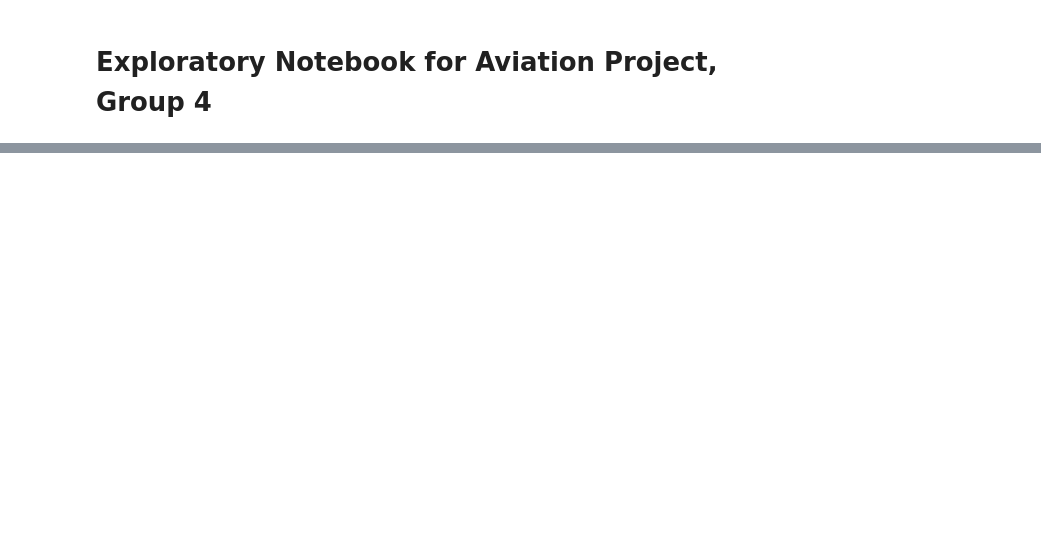
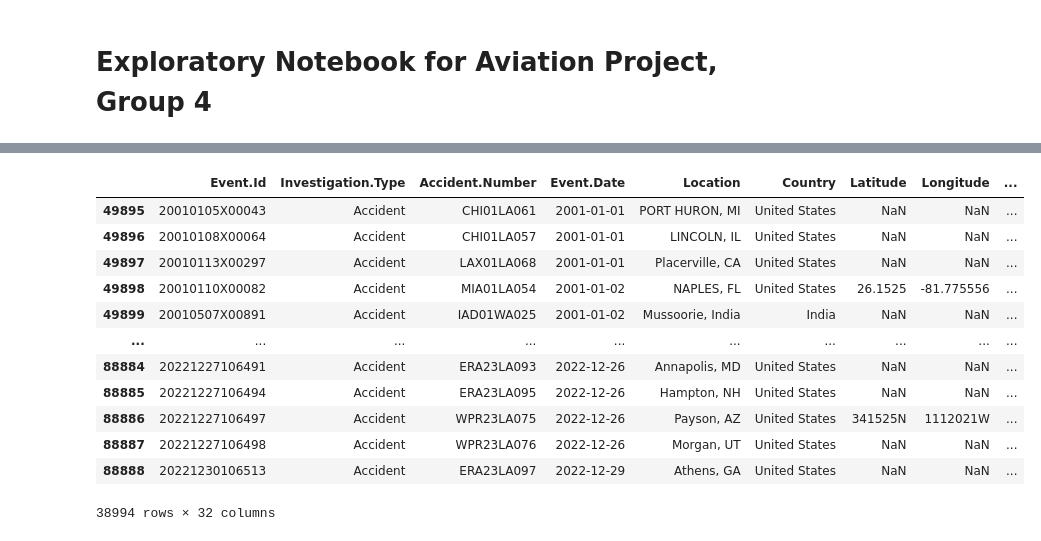
Before and after one commit to pecham1911/AviationProject, a Jupyter notebook: Aviation_Working.ipynb, the cells around one changed output, grey strips where cells are left out. Drawn from its saved outputs; the diff is of its cells as text; code cells hidden in the pictures; blank space fills up the shorter version.

```diff
--- a/Aviation_Working.ipynb
+++ b/Aviation_Working.ipynb
@@ -22,0 +111,18 @@ for v in df.columns:
+# %%
+df = df[df['Event.Year'] > 2000]
+# %%
+df
+# %% [output]
+|  | Event.Id | Investigation.Type | Accident.Number | Event.Date | Location | Country | Latitude | Longitude | ... |
+| 49895 | 20010105X00043 | Accident | CHI01LA061 | 2001-01-01 | PORT HURON, MI | United States | NaN | NaN | ... |
+| 49896 | 20010108X00064 | Accident | CHI01LA057 | 2001-01-01 | LINCOLN, IL | United States | NaN | NaN | ... |
+| 49897 | 20010113X00297 | Accident | LAX01LA068 | 2001-01-01 | Placerville, CA | United States | NaN | NaN | ... |
+| 49898 | 20010110X00082 | Accident | MIA01LA054 | 2001-01-02 | NAPLES, FL | United States | 26.1525 | -81.775556 | ... |
+| 49899 | 20010507X00891 | Accident | IAD01WA025 | 2001-01-02 | Mussoorie, India | India | NaN | NaN | ... |
+| ... | ... | ... | ... | ... | ... | ... | ... | ... | ... |
+| 88884 | 20221227106491 | Accident | ERA23LA093 | 2022-12-26 | Annapolis, MD | United States | NaN | NaN | ... |
+| 88885 | 20221227106494 | Accident | ERA23LA095 | 2022-12-26 | Hampton, NH | United States | NaN | NaN | ... |
+| 88886 | 20221227106497 | Accident | WPR23LA075 | 2022-12-26 | Payson, AZ | United States | 341525N | 1112021W | ... |
+| 88887 | 20221227106498 | Accident | WPR23LA076 | 2022-12-26 | Morgan, UT | United States | NaN | NaN | ... |
+| 88888 | 20221230106513 | Accident | ERA23LA097 | 2022-12-29 | Athens, GA | United States | NaN | NaN | ... |
+38994 rows × 32 columns
```
Also changed, not shown: parts of 12 cells of this notebook.
